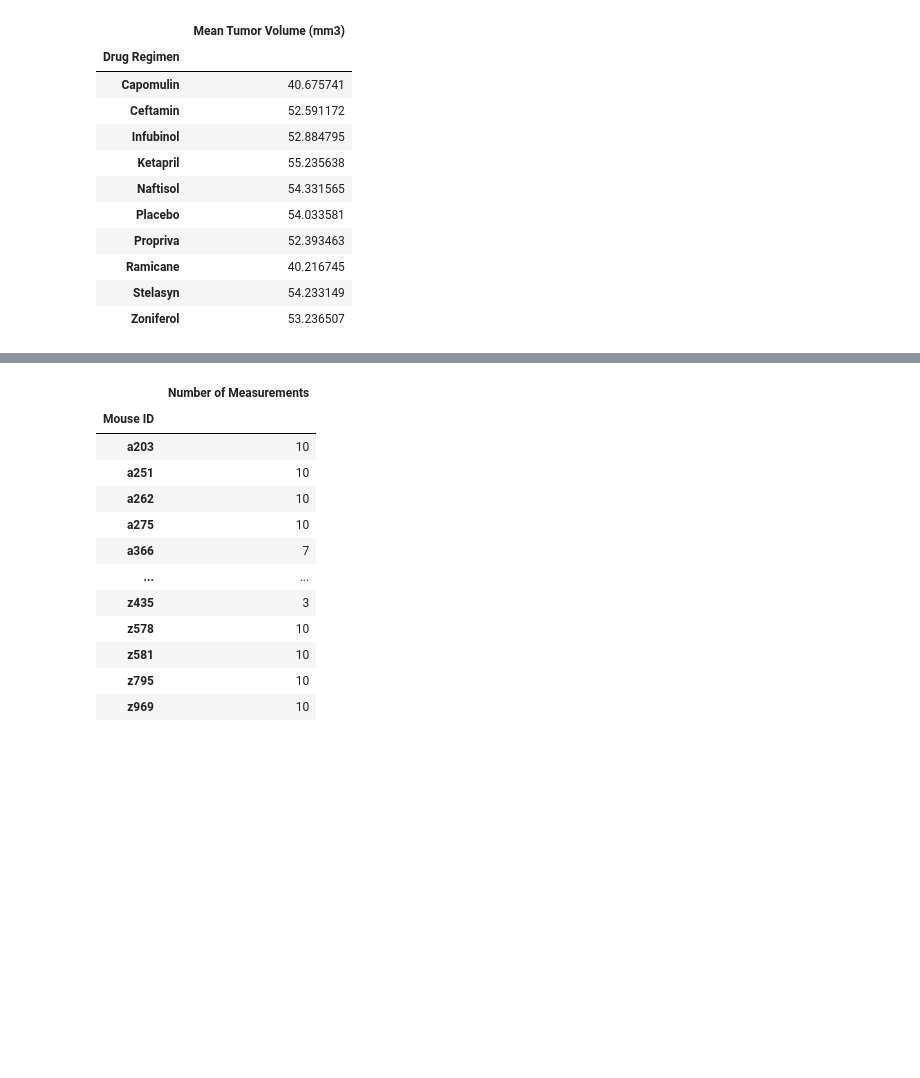
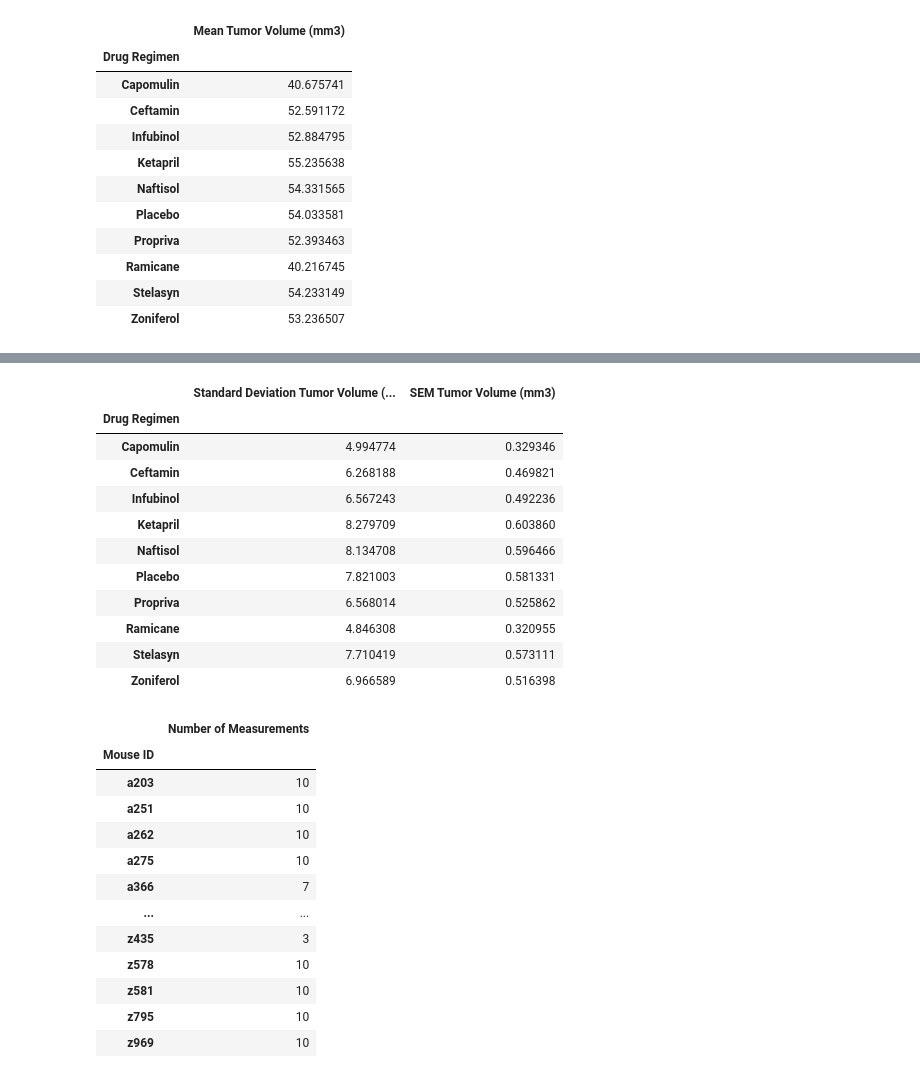
Before and after one commit to J-Schea29/matplotlib-challenge, a Jupyter notebook: Untitled.ipynb, the cells around one changed output, grey strips where cells are left out. Drawn from its saved outputs; the diff is of its cells as text; code cells hidden in the pictures; blank space fills up the shorter version.

```diff
--- a/Untitled.ipynb
+++ b/Untitled.ipynb
@@ -114,0 +99,4 @@ drug_df.()
+# %%
+std_tumor = drug_df.std()
+std_tumor = std_tumor.rename(columns ={"Tumor Volume (mm3)": "Standard Deviation Tumor Volume (mm3)"})
+std_tumor
@@ -114,0 +116,4 @@ drug_df.()
+# %%
+SEM_tumor = drug_df.sem()
+SEM_tumor = SEM_tumor.rename(columns ={"Tumor Volume (mm3)": "SEM Tumor Volume (mm3)"})
+SEM_tumor
@@ -115,3 +133,20 @@ drug_df.()
+# %%
+merged1 = pd.merge(std_tumor, SEM_tumor, on="Drug Regimen")
+merged2 = pd.merge(median_tumor, merged1, on="Drug Regimen")
+merged3 = pd.merge()
+# %% [output]
+|  | Standard Deviation Tumor Volume (... | SEM Tumor Volume (mm3) |
+| Drug Regimen |  |  |
+| Capomulin | 4.994774 | 0.329346 |
+| Ceftamin | 6.268188 | 0.469821 |
+| Infubinol | 6.567243 | 0.492236 |
+| Ketapril | 8.279709 | 0.603860 |
+| Naftisol | 8.134708 | 0.596466 |
+| Placebo | 7.821003 | 0.581331 |
+| Propriva | 6.568014 | 0.525862 |
+| Ramicane | 4.846308 | 0.320955 |
+| Stelasyn | 7.710419 | 0.573111 |
+| Zoniferol | 6.966589 | 0.516398 |
 # %%
 #Generate a bar plot using both Pandas’s DataFrame.plot() and Matplotlib’s pyplot that shows the total number of measurements taken for each treatment regimen throughout the course of the study.
 ID_group = dropped_dupl.groupby(["Mouse ID"])
```
Also changed, not shown: parts of 7 cells of this notebook.
